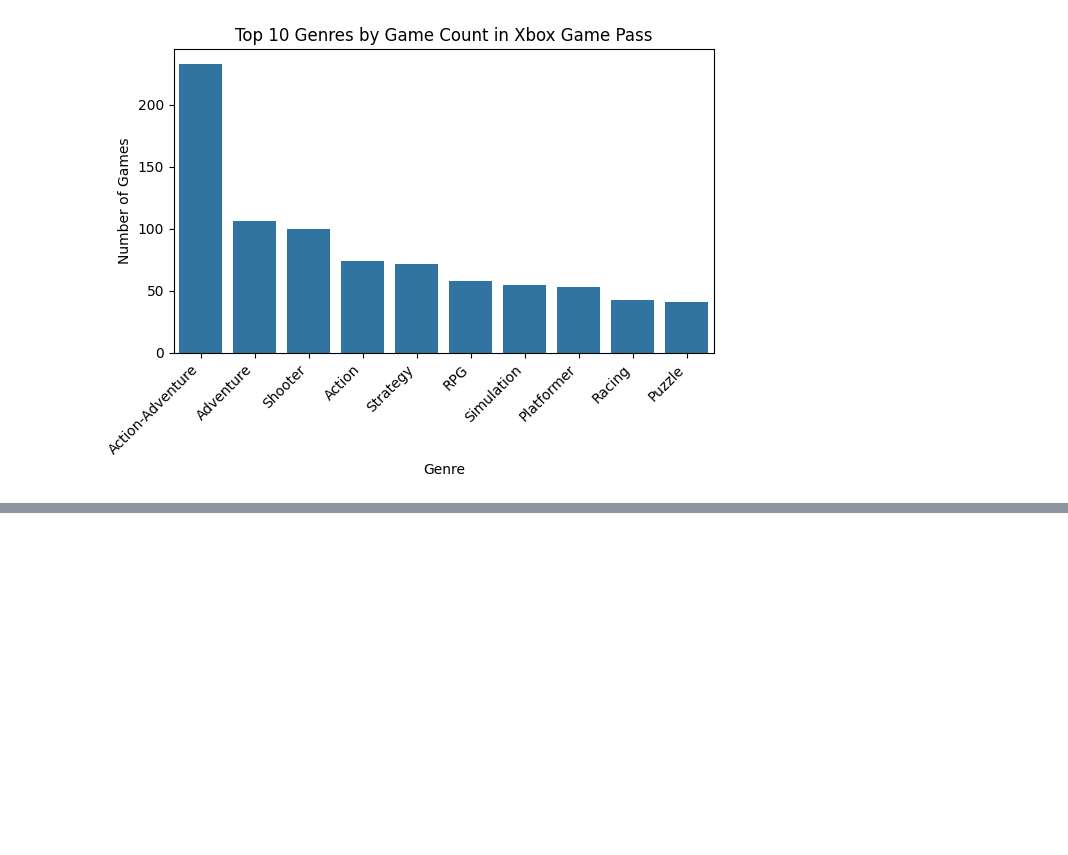
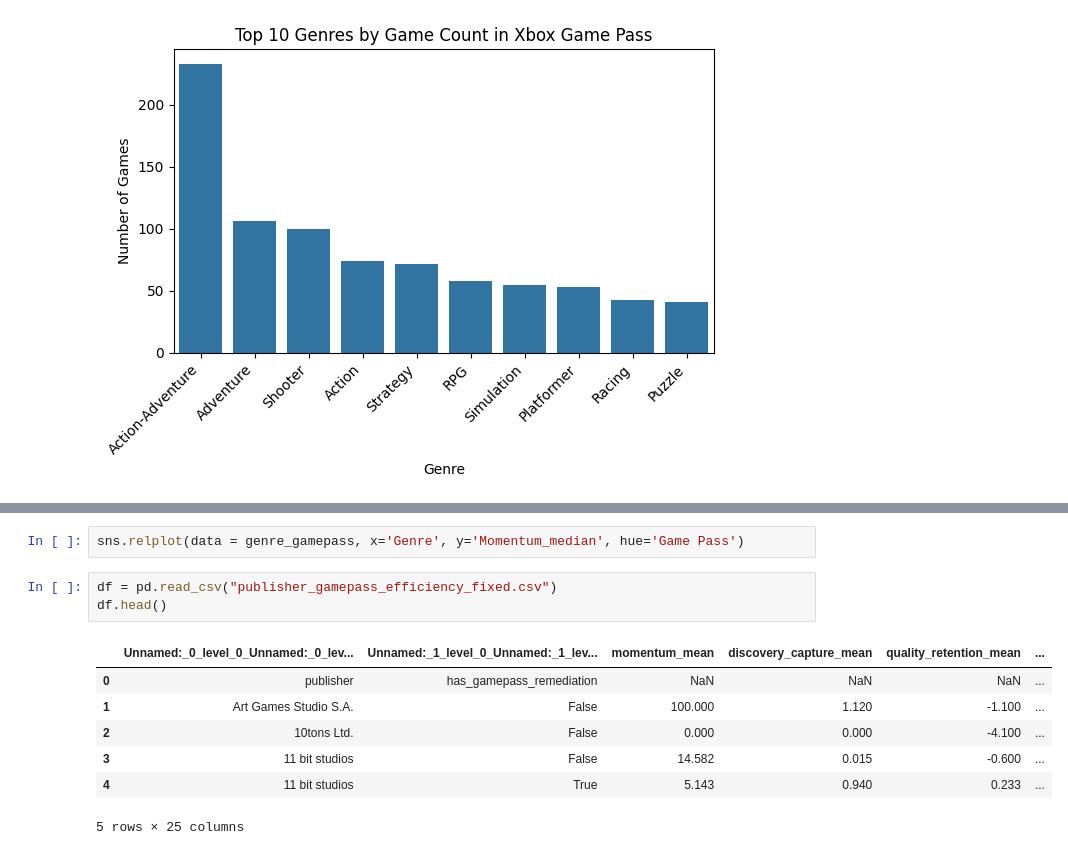
Before and after one commit to Doggo21345/xbox-gamepass-analytics, a Jupyter notebook: Data_Prep.ipynb, the cells around one changed output, grey strips where cells are left out. Drawn from its saved outputs; the diff is of its cells as text; blank space fills up the shorter version.

```diff
--- a/Data_Prep.ipynb
+++ b/Data_Prep.ipynb
@@ -717,0 +742,13 @@ plt.tight_layout()
+# %%
+sns.relplot(data = genre_gamepass, x='Genre', y='Momentum_median', hue='Game Pass')
+# %%
+df = pd.read_csv("publisher_gamepass_efficiency_fixed.csv")
+df.head()
+# %% [output]
+|  | Unnamed:_0_level_0_Unnamed:_0_lev... | Unnamed:_1_level_0_Unnamed:_1_lev... | momentum_mean | discovery_capture_mean | quality_retention_mean | ... |
+| 0 | publisher | has_gamepass_remediation | NaN | NaN | NaN | ... |
+| 1 | Art Games Studio S.A. | False | 100.000 | 1.120 | -1.100 | ... |
+| 2 | 10tons Ltd. | False | 0.000 | 0.000 | -4.100 | ... |
+| 3 | 11 bit studios | False | 14.582 | 0.015 | -0.600 | ... |
+| 4 | 11 bit studios | True | 5.143 | 0.940 | 0.233 | ... |
+5 rows × 25 columns
```
Also changed, not shown: parts of 2 cells of this notebook, 5 other files.
